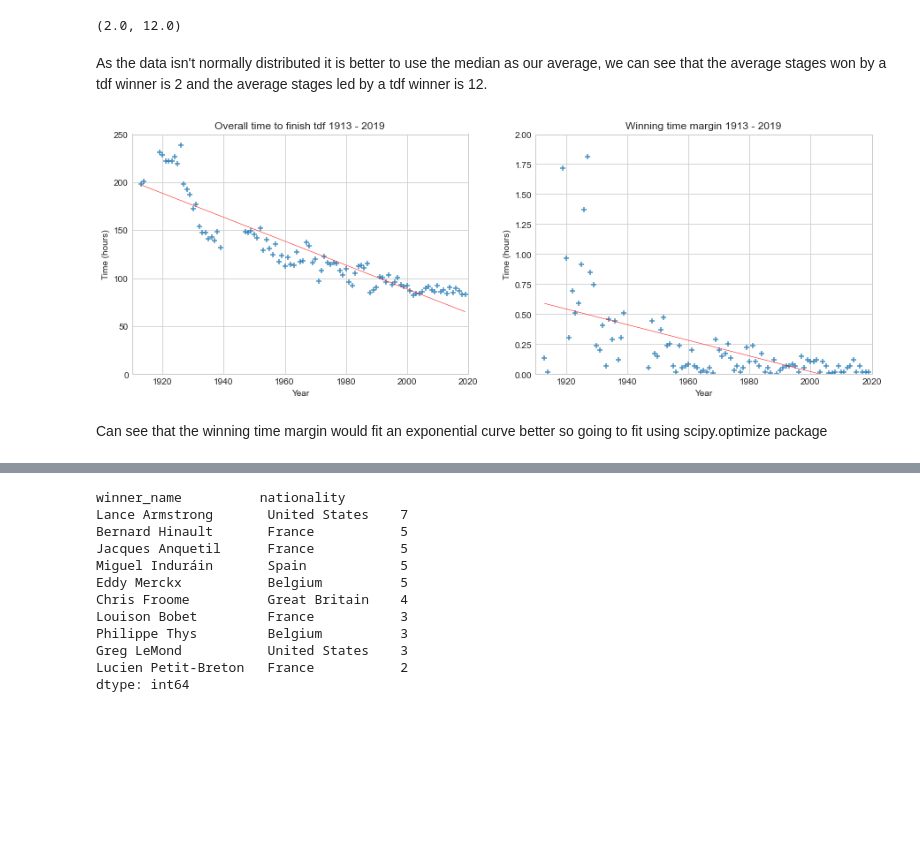
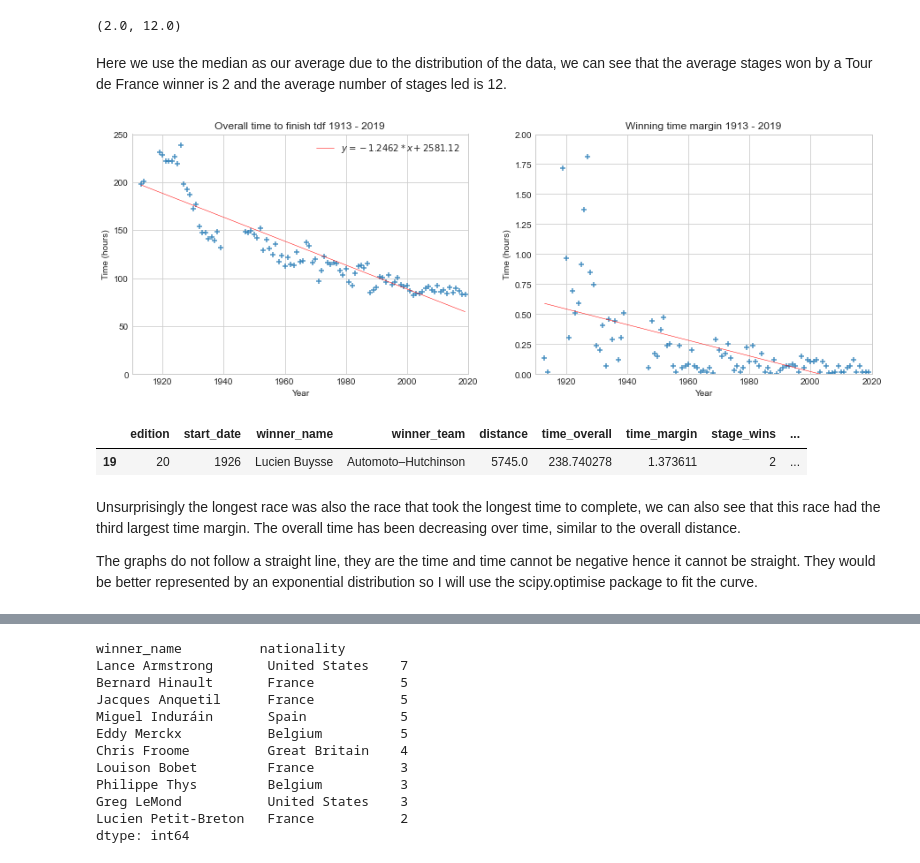
Before and after one commit to mbarnax/tdf-analysis-viz, a Jupyter notebook: tour-de-france.ipynb, the cells around one changed output, grey strips where cells are left out. Drawn from its saved outputs; the diff is of its cells as text; code cells hidden in the pictures; blank space fills up the shorter version.

```diff
--- a/tour-de-france.ipynb
+++ b/tour-de-france.ipynb
@@ -144,30 +156,39 @@ winners['stage_wins'].median(), winners['stages_led'].median()
 # %% [output]
 (2.0, 12.0)
 # %% [markdown]
-As the data isn't normally distributed it is better to use the median as our average, we can see that the average stages won by a tdf winner is 2 and the average stages led by a tdf winner is 12.
+Here we use the median as our average due to the distribution of the data, we can see that the average stages won by a Tour de France winner is 2 and the average number of stages led is 12.
 # %%
 # Now we can look at the times taken to complete the tdf, times are recorded in hours and distance in KM.
-# There are 8 missing values from 1905 - 1912 so we will start from 1913.
+# There are 8 missing values from 1905 - 1912 so we will dismiss data before 1913.
 fig, (ax0, ax1) = plt.subplots(nrows=1, ncols=2, figsize=(15,5))
 
+slope, intercept, r_value, pv, se = stats.linregress(winners['start_date'][10:], winners['time_overall'][10:])
 sns.regplot(x=winners['start_date'][10:], y=winners['time_overall'][10:], marker='+', ci=None, ax=ax0,
-            line_kws = {'color': 'red', 'lw':0.5});
+            line_kws = {'color': 'red', 'lw':0.5, 'label':'$y=%3.7s*x+%3.7s$'%(slope, intercept)});
 ax0.set(title='Overall time to finish tdf 1913 - 2019',
        xlabel='Year',
        ylabel='Time (hours)');
+ax0.legend();
 ax0.set_xlim([1910,2020]);
 ax0.set_ylim([0,250]);
 
 sns.regplot(x=winners['start_date'][10:], y=winners['time_margin'][10:], marker='+', ci=None, ax=ax1,
             line_kws = {'color': 'red', 'lw':0.5});
 ax1.set(title='Winning time margin 1913 - 2019',
         xlabel='Year',
         ylabel='Time (hours)');
 ax1.set_ylim([0,2]);
 ax1.set_xlim([1910,2020]);
 # %% [output]
-[figure, old version]
+[figure, new version]
-# %% [markdown]
-Can see that the winning time margin would fit an exponential curve better so going to fit using scipy.optimize package
+# %%
+winners[winners['time_overall']==winners['time_overall'].max()]
+# %% [output]
+|  | edition | start_date | winner_name | winner_team | distance | time_overall | time_margin | stage_wins | ... |
+| 19 | 20 | 1926 | Lucien Buysse | Automoto–Hutchinson | 5745.0 | 238.740278 | 1.373611 | 2 | ... |
+# %% [markdown]
+Unsurprisingly the longest race was also the race that took the longest time to complete, we can also see that this race had the third largest time margin. The overall time has been decreasing over time, similar to the overall distance.
+
+The graphs do not follow a straight line, they are the time and time cannot be negative hence it cannot be straight. They would be better represented by an exponential distribution so I will use the scipy.optimise package to fit the curve.
 # %%
 from scipy.optimize import curve_fit
```
Also changed, not shown: parts of 23 cells of this notebook.
